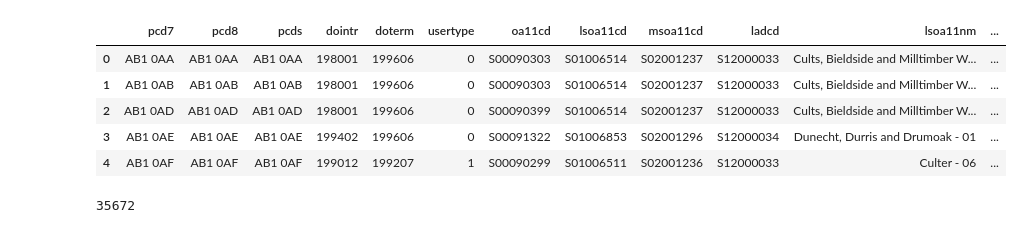
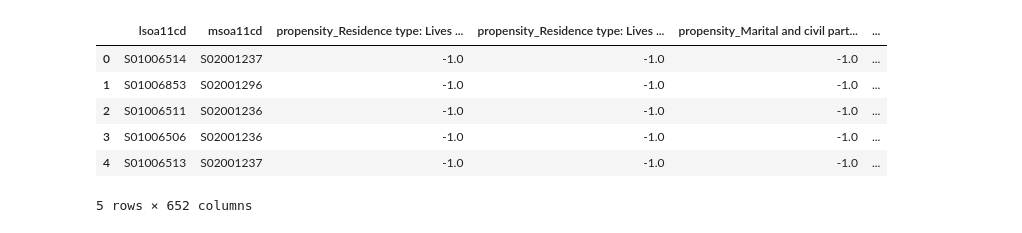
Before and after one commit to alexfarquharson/DSMP, a Jupyter notebook: x01_data_import/census_data.ipynb, the cells around one changed output. Saved outputs shown, nothing was run; the diff lists cells and outputs as text; code cells hidden in the pictures.

Commit message:
af_import: first draft of processed census created

```diff
--- a/x01_data_import/census_data.ipynb
+++ b/x01_data_import/census_data.ipynb
@@ -104,0 +248,3 @@ Name: geography_x, Length: 35672, dtype: object
+# %%
+master_areacode_file['lsoa11cd'] = master_areacode_file['lsoa11cd'].astype(str)
+master_areacode_file['msoa11cd'] = master_areacode_file['msoa11cd'].astype(str)
@@ -104,0 +276,6 @@ Name: geography_x, Length: 35672, dtype: object
+# %%
+# merge together - left join (removes 2000 lsoas in census data not in address file
+merged_df = master_areacode_file.merge(lsoa_df, left_on = 'lsoa11cd', right_on = 'geography code', how = 'left', )
+merged_df = merged_df.merge(msoa_df, left_on = 'msoa11cd', right_on = 'geography code', how = 'left')
+# %%
+merged_df.drop(['geography code_x', 'geography code_y'], inplace = True, axis = 1)
@@ -104,0 +297,3 @@ Name: geography_x, Length: 35672, dtype: object
+# %%
+# Known missings: impute with -1
+merged_df.fillna(-1, inplace = True)
@@ -105,13 +313,10 @@ Name: geography_x, Length: 35672, dtype: object
 # %%
-test_file.head()
+merged_df.head()
 # %% [output]
-|  | pcd7 | pcd8 | pcds | dointr | doterm | usertype | oa11cd | lsoa11cd | msoa11cd | ladcd | lsoa11nm | ... |
-| 0 | AB1 0AA | AB1 0AA | AB1 0AA | 198001 | 199606 | 0 | S00090303 | S01006514 | S02001237 | S12000033 | Cults, Bieldside and Milltimber W... | ... |
-| 1 | AB1 0AB | AB1 0AB | AB1 0AB | 198001 | 199606 | 0 | S00090303 | S01006514 | S02001237 | S12000033 | Cults, Bieldside and Milltimber W... | ... |
-| 2 | AB1 0AD | AB1 0AD | AB1 0AD | 198001 | 199606 | 0 | S00090399 | S01006514 | S02001237 | S12000033 | Cults, Bieldside and Milltimber W... | ... |
-| 3 | AB1 0AE | AB1 0AE | AB1 0AE | 199402 | 199606 | 0 | S00091322 | S01006853 | S02001296 | S12000034 | Dunecht, Durris and Drumoak - 01 | ... |
-| 4 | AB1 0AF | AB1 0AF | AB1 0AF | 199012 | 199207 | 1 | S00090299 | S01006511 | S02001236 | S12000033 | Culter - 06 | ... |
+|  | lsoa11cd | msoa11cd | propensity_Residence type: Lives ... | propensity_Residence type: Lives ... | propensity_Marital and civil part... | ... |
+| 0 | S01006514 | S02001237 | -1.0 | -1.0 | -1.0 | ... |
+| 1 | S01006853 | S02001296 | -1.0 | -1.0 | -1.0 | ... |
+| 2 | S01006511 | S02001236 | -1.0 | -1.0 | -1.0 | ... |
+| 3 | S01006506 | S02001236 | -1.0 | -1.0 | -1.0 | ... |
+| 4 | S01006513 | S02001237 | -1.0 | -1.0 | -1.0 | ... |
+5 rows × 652 columns
-# %%
-len(census_dfs[0])
-# %% [output]
-35672
```
Also changed, not shown: parts of 24 cells of this notebook.
